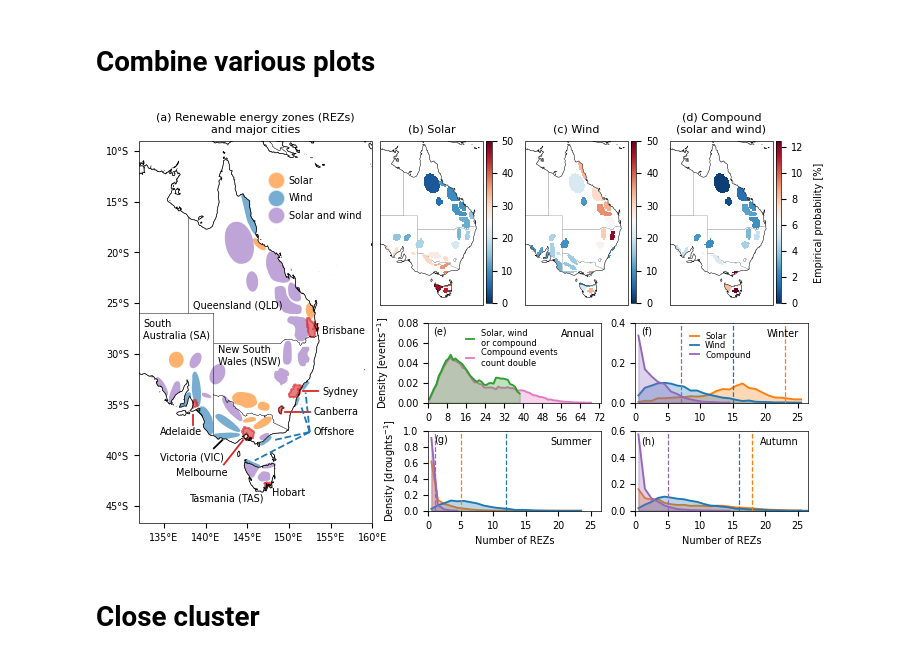
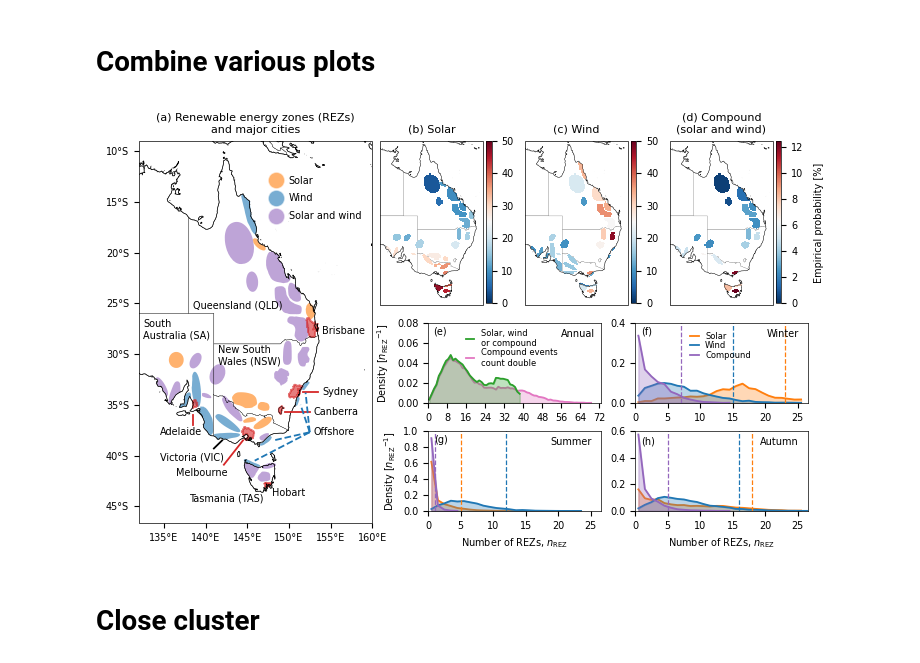
Before and after one commit to dougrichardson/Richardson_2023_energy, a Jupyter notebook: 1_energy_events.ipynb, the cells around one changed output. Cells and saved outputs as stored; diff of their text form; code cells hidden in the pictures.

```diff
--- a/1_energy_events.ipynb
+++ b/1_energy_events.ipynb
@@ -573,7 +577,7 @@ with plt.rc_context(plt_params):
     ax5.set_yticks(np.arange(0, 0.09, 0.02))
     # ax.set_xlabel('Concurrent energy lulls [number of events]')
     ax5.legend(loc=(0.2, 0.4), frameon=False)
-    ax5.set_ylabel(r'Density [events$^{-1}$]')
+    ax5.set_ylabel(r'Density [${n_{\mathrm{REZ}}}^{-1}$]')
     ax5.text(56, 0.066, 'Annual')
 
     # Wind solar and compound events by season
@@ -591,36 +595,36 @@ with plt.rc_context(plt_params):
     plot_seasons.pop('Annual')
     plot_seasons.pop('Spring')
 
     for (gs, ax, months, title) in zip(gs_list, axes, plot_seasons.values(), plot_seasons.keys()):
 
         p1 = hist_plot(ax, simul_mssrd, months, colors[1], 'Solar', vline=0.95)
         p2 = hist_plot(ax, simul_100w, months, colors[0], 'Wind', vline=0.95)
         p3 = hist_plot(ax, simul_100w_mssrd, months, colors[4], 'Compound', vline=0.95)
 
         ymax = np.max([p1.max(), p2.max(), p3.max()])
         ax.set_ylim(0, fn.round_decimals_up(ymax, 1))
         ax.text(0.95, 0.8, title, transform=ax.transAxes, ha='right', va='bottom')
 
         ax.set_xlim(0, 26.5)
         ax.set_xticks(np.arange(0, 27, 5))
         # ax.set_xticklabels(np.arange(0, 27, 5))
 
     handles, labels = axes[0].get_legend_handles_labels()
     axes[0].legend(handles, labels, loc=(0.3, 0.5), frameon=False)
 
     for ax in [axes[i] for i in [1]]:
-        ax.set_ylabel(r'Density [droughts$^{-1}$]')
+        ax.set_ylabel(r'Density [${n_{\mathrm{REZ}}}^{-1}$]')
     for ax in [axes[i] for i in [1, 2]]:
-        ax.set_xlabel('Number of REZs')
+        ax.set_xlabel(r'Number of REZs, $n_{\mathrm{REZ}}$')
 
     ax5.text(2, 0.068, '(e)')
     axes[0].text(1, 0.34, '(f)')
     axes[1].text(1, 0.85, '(g)')
     axes[2].text(1, 0.5, '(h)')
 
     plt.savefig('./figures/Fig1_statistics.pdf', format='pdf', dpi=400, bbox_inches='tight')
 # %% [output]
-[figure, old version]
+[figure, new version]
 # %% [markdown]
 # Close cluster
 # %%
```
Also changed, not shown: parts of 2 cells of this notebook, 3 other files.
